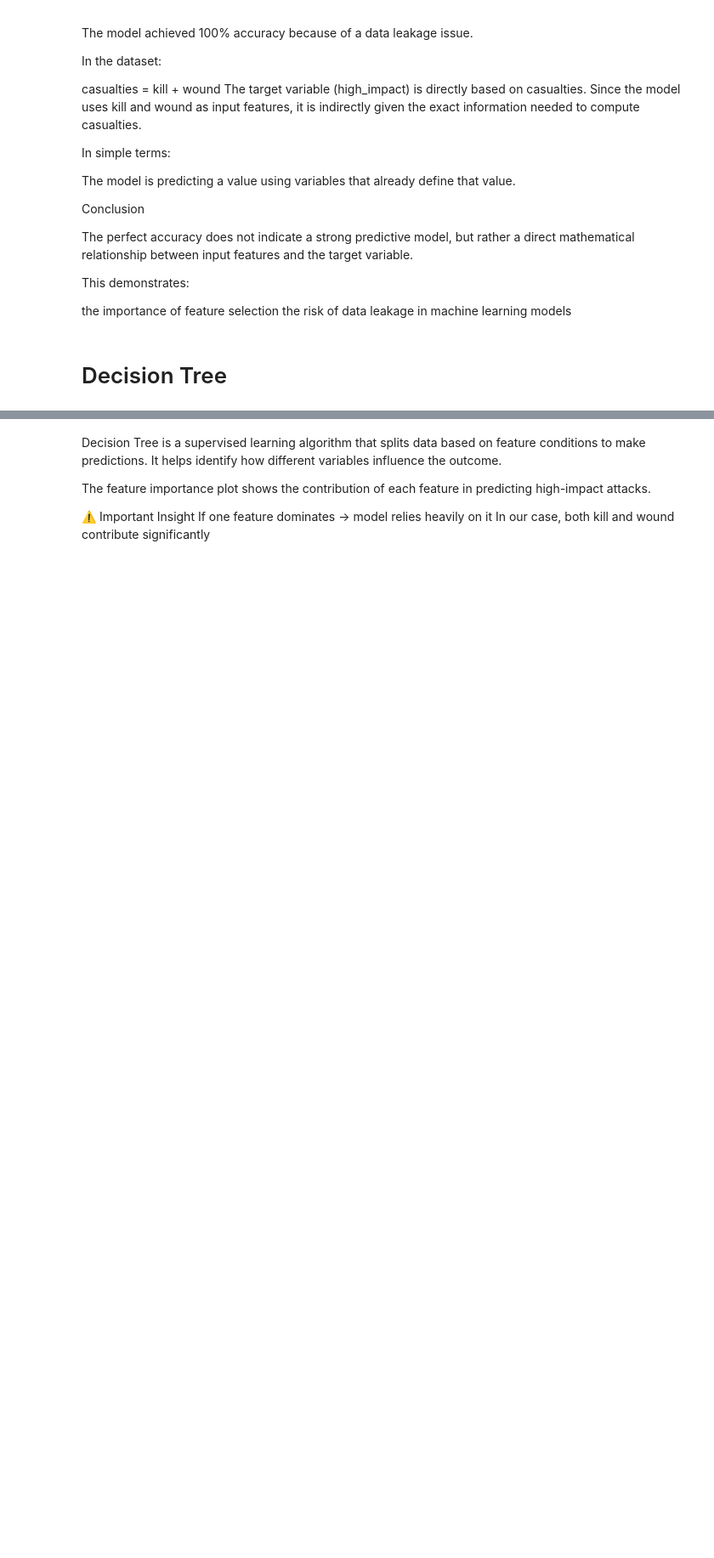
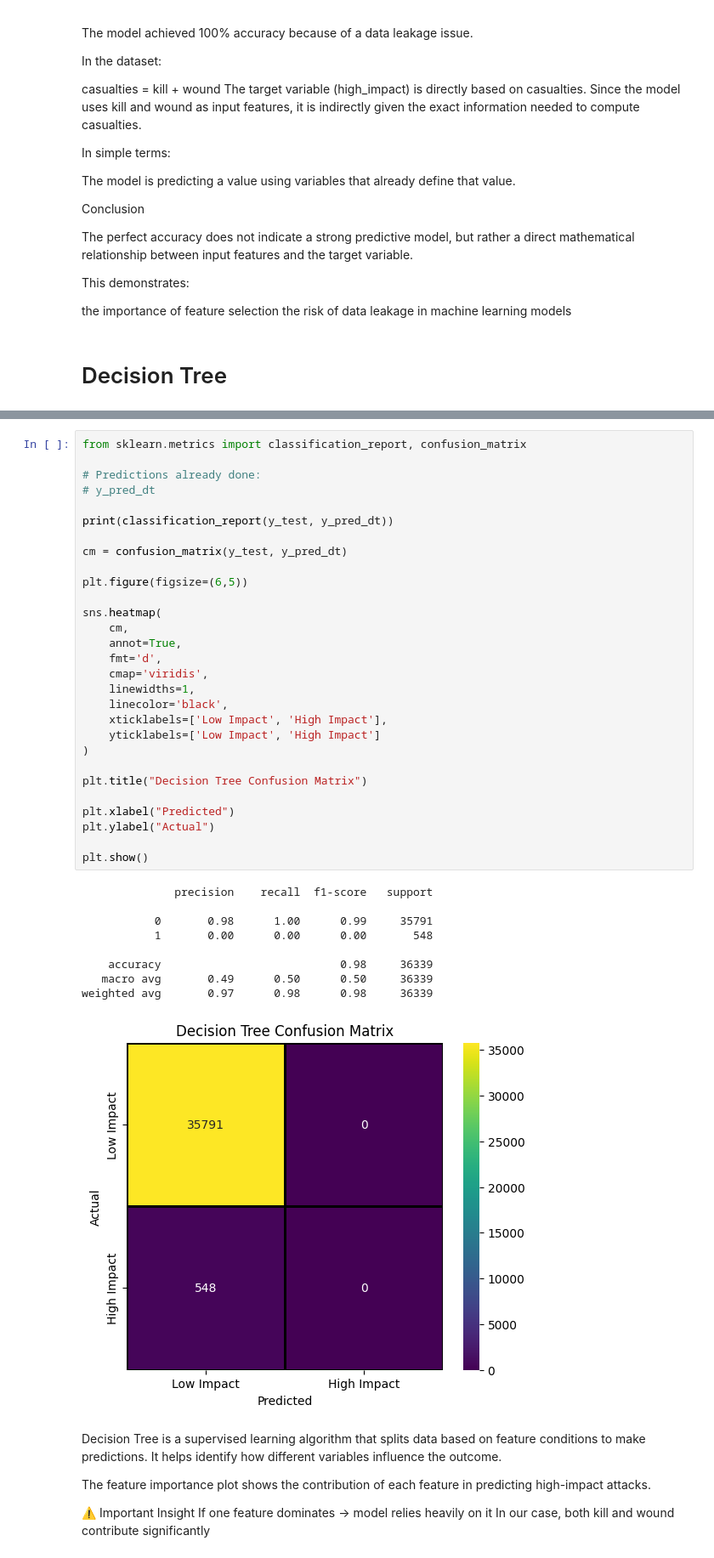
Before and after one commit to artreas/DATA_SCEINCE_ASSIGNMENT, a Jupyter notebook: Global_Terrorism_Data_Analysis.ipynb, the cells around one changed output, grey strips where cells are left out. Shown at 85% size. Saved outputs shown, nothing was run; the diff lists cells and outputs as text; blank space fills up the shorter version.

```diff
--- a/Global_Terrorism_Data_Analysis.ipynb
+++ b/Global_Terrorism_Data_Analysis.ipynb
@@ -1276,3 +1412,42 @@ Accuracy: 0.9993670711907318
+# %%
+from sklearn.metrics import classification_report, confusion_matrix
+
+# Predictions already done:
+# y_pred_dt
+
+print(classification_report(y_test, y_pred_dt))
+
+cm = confusion_matrix(y_test, y_pred_dt)
+
+plt.figure(figsize=(6,5))
+
+sns.heatmap(
+    cm,
+    annot=True,
+    fmt='d',
+    cmap='viridis',
+    linewidths=1,
+    linecolor='black',
+    xticklabels=['Low Impact', 'High Impact'],
+    yticklabels=['Low Impact', 'High Impact']
+)
+
+plt.title("Decision Tree Confusion Matrix")
+
+plt.xlabel("Predicted")
+plt.ylabel("Actual")
+
+plt.show()
+# %% [output]
+              precision    recall  f1-score   support
+
+           0       0.98      1.00      0.99     35791
+           1       0.00      0.00      0.00       548
+
+    accuracy                           0.98     36339
+   macro avg       0.49      0.50      0.50     36339
+weighted avg       0.97      0.98      0.98     36339
+[figure, added]
 # %% [markdown]
 Decision Tree is a supervised learning algorithm that splits data based on feature conditions to make predictions.
 It helps identify how different variables influence the outcome.
```
Also changed, not shown: parts of 4 cells of this notebook.
